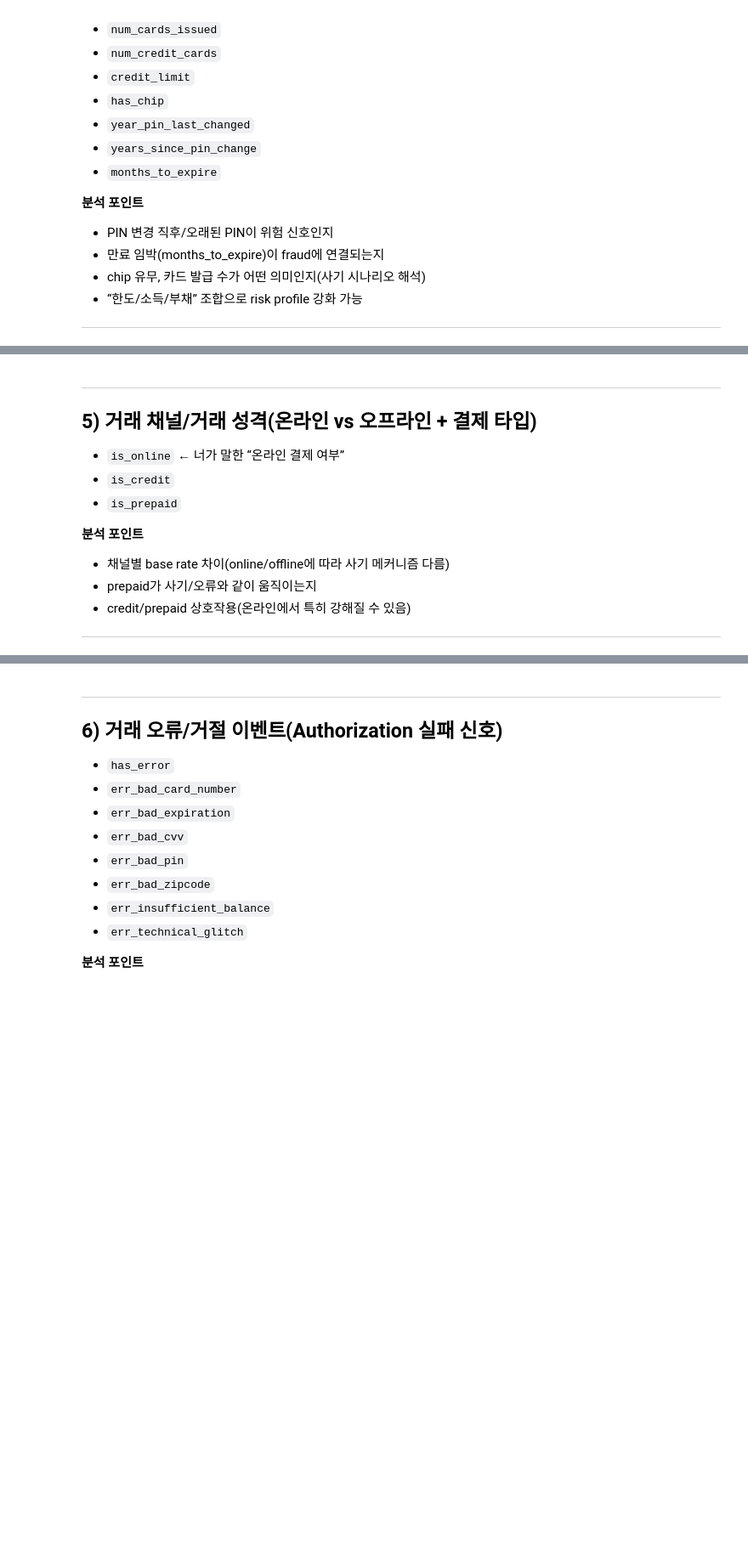
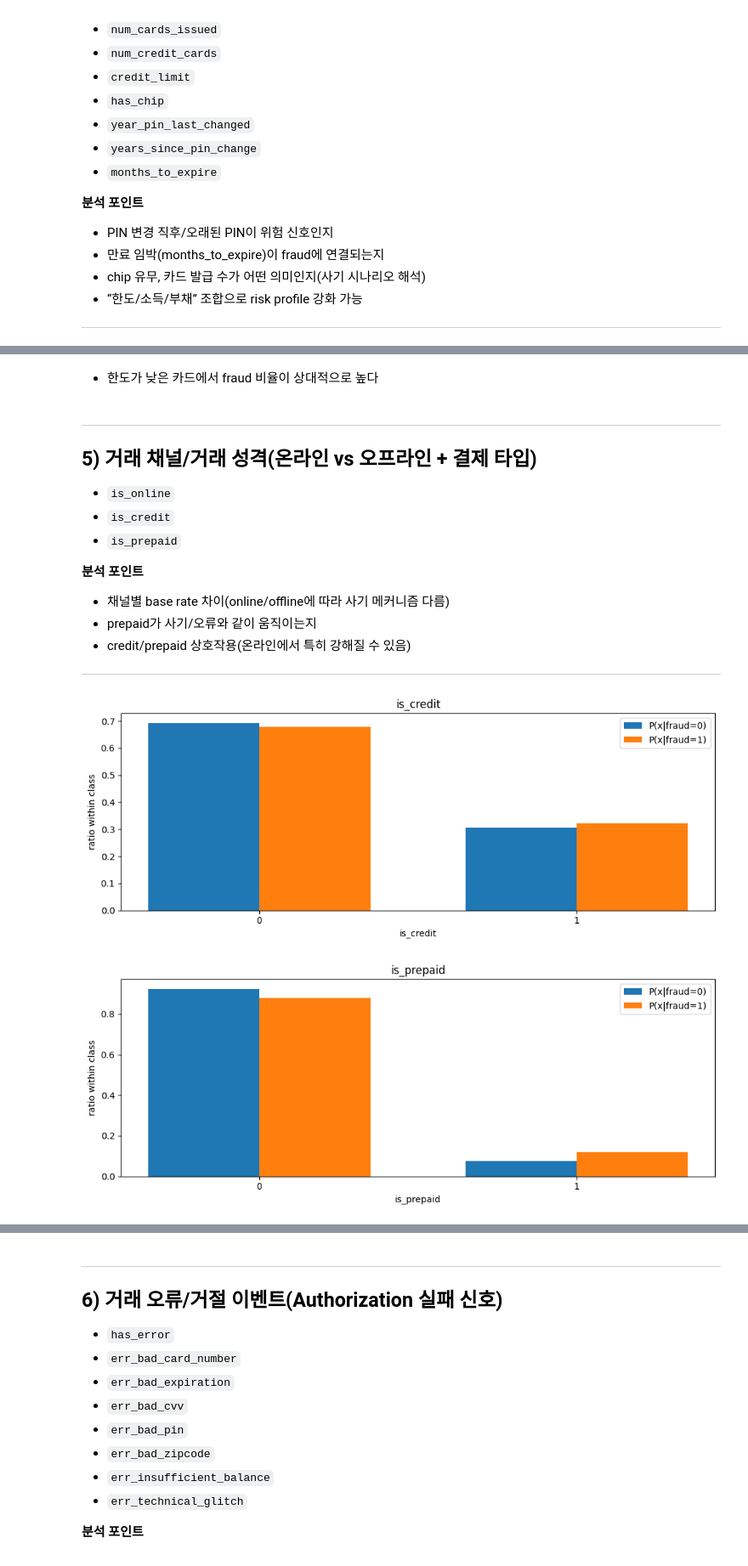
Before and after one commit to BDAIFin/knk, a Jupyter notebook: feature_signal_screening.ipynb, the cells around one changed output, grey strips where cells are left out. Shown at 85% size. Saved outputs shown, nothing was run; the diff lists cells and outputs as text; code cells hidden in the pictures; blank space fills up the shorter version.

```diff
--- a/feature_signal_screening.ipynb
+++ b/feature_signal_screening.ipynb
@@ -2090,9 +2245,11 @@ plot_feature_eda(df, "credit_score", label_col="fraud", clip_q=(0.01, 0.99), log
+# %% [markdown]
+- 한도가 낮은 카드에서 fraud 비율이 상대적으로 높다
 # %% [markdown]
 ---
 
 ## 5) 거래 채널/거래 성격(온라인 vs 오프라인 + 결제 타입)
 
-* `is_online`  ← 너가 말한 “온라인 결제 여부”
+* `is_online`
 * `is_credit`
 * `is_prepaid`
 
@@ -2103,3 +2260,11 @@ plot_feature_eda(df, "credit_score", label_col="fraud", clip_q=(0.01, 0.99), log
 * credit/prepaid 상호작용(온라인에서 특히 강해질 수 있음)
 
 ---
+# %%
+FEATURES = ["is_credit",
+            "is_prepaid"]
+for c in FEATURES:
+    plot_class_ratio_only(df, c, LABEL_COL, bins=20, clip_q=(0.01, 0.99), min_bin_count=30)
+# %% [output]
+[figure, added]
+[figure, added]
```
Also changed, not shown: parts of 20 cells of this notebook.
